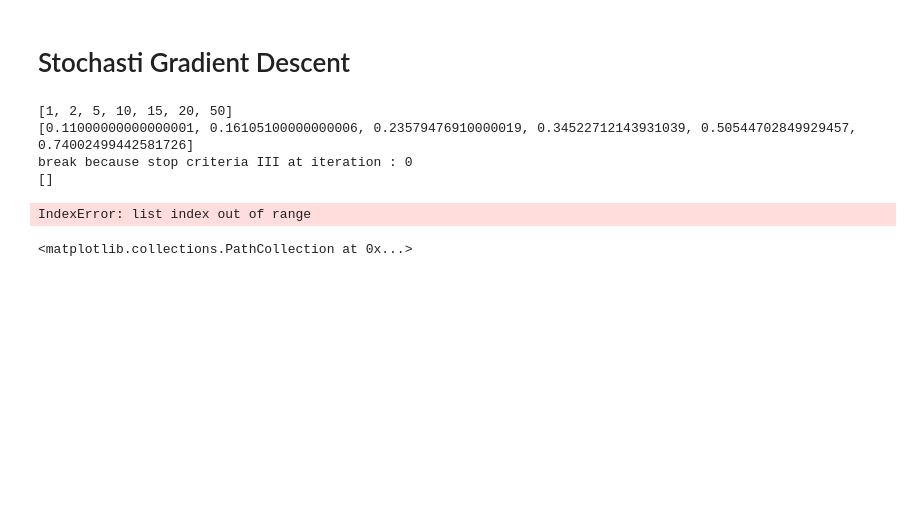
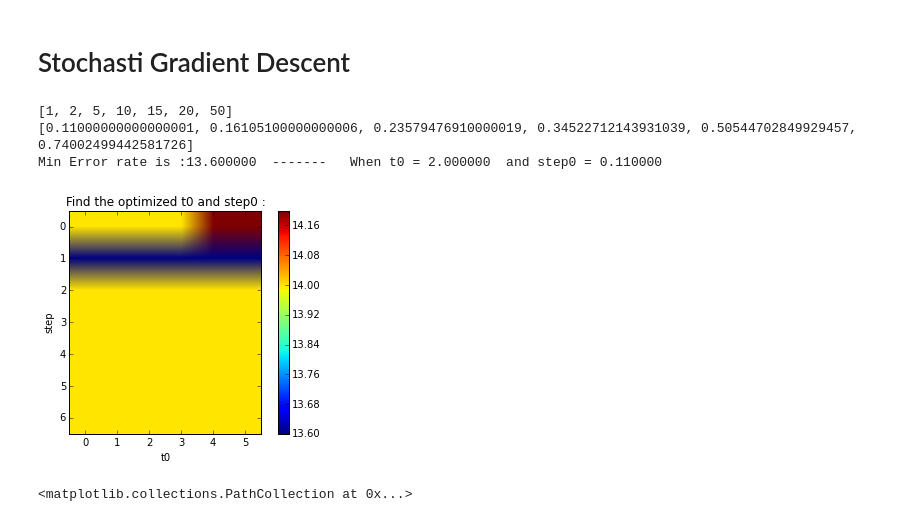
Before and after one commit to chialingwang/ML_SparsingModeling, a Jupyter notebook: Hw5-ChiaLing.ipynb, the cells around one changed output. Cells and saved outputs as stored; diff of their text form; code cells hidden in the pictures; blank space fills up the shorter version.

```diff
--- a/Hw5-ChiaLing.ipynb
+++ b/Hw5-ChiaLing.ipynb
@@ -280,32 +280,37 @@ Run My Gradient Descent Based on Literation time = 100
 # %% [markdown]
 # Stochasti Gradient Descent
 # %%
+import sys,os
 t0 = [1, 2, 5, 10,  15, 20 , 50 ]
 step = [0.1*1.1**x for x in np.arange(1, 24, 4)]
 print(t0)
 print(step)
 svm = my_svm(iter = 100 )
 group = [[] for n in range(len(t0))]
+min_error = sys.maxsize
 for i in range(len(t0)):
     for j in range(len(step)):
         w , obj , sp = svm.my_sgd(train_X1,train_y1, seed = seed , stop = stop.perfor , step = step[j], t0 = t0[i]  )
-        print(w)
+
         error = svm.predict(test_X1,test_y1,w=w[len(w)-1])
+        if(min_error > error):
+            min_error = error
+            min_t0 = t0[i]
+            min_step = step[j]
         group[i].insert(j , error )
 
-
+print("Min Error rate is :%f  -------   When t0 = %f  and step0 = %f" %(min_error, min_t0 , min_step) )
 plt.title('Find the optimized t0 and step0 :')
 plt.xlabel('t0')
 plt.ylabel('step')
 plt.imshow(group)
 plt.colorbar(orientation='vertical')
 plt.show()
 # %% [output]
 [1, 2, 5, 10, 15, 20, 50]
 [0.11000000000000001, 0.16105100000000006, 0.23579476910000019, 0.34522712143931039, 0.50544702849929457, 0.74002499442581726]
-break because stop criteria III at iteration : 0
-[]
+Min Error rate is :13.600000  -------   When t0 = 2.000000  and step0 = 0.110000
-IndexError: list index out of range
+[figure, added]
 # %%
 fig = plt.figure(figsize=(10, 5))
 fig.suptitle("My Data" , fontsize=16)
```
Also changed, not shown: parts of 5 cells of this notebook, 8 other files.
